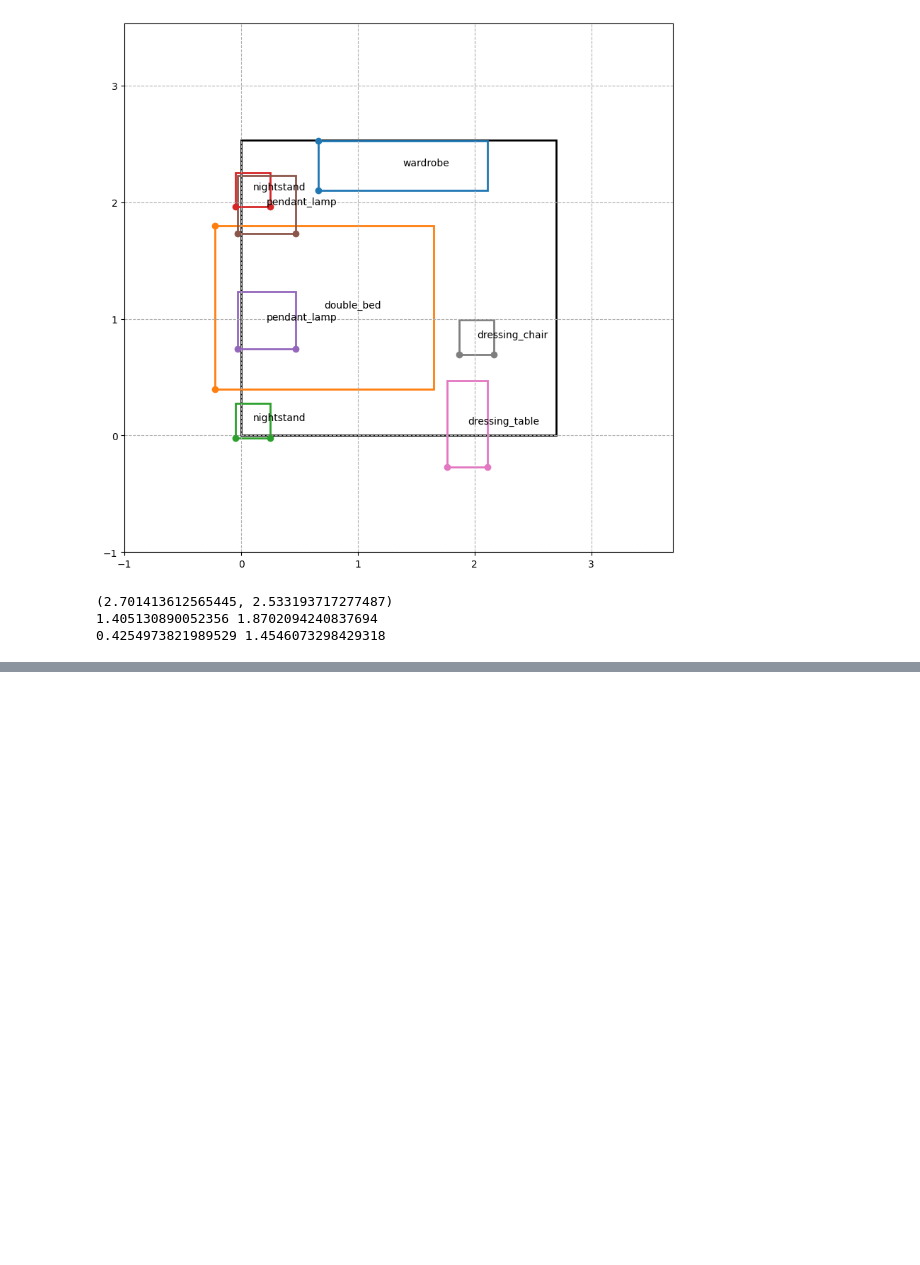
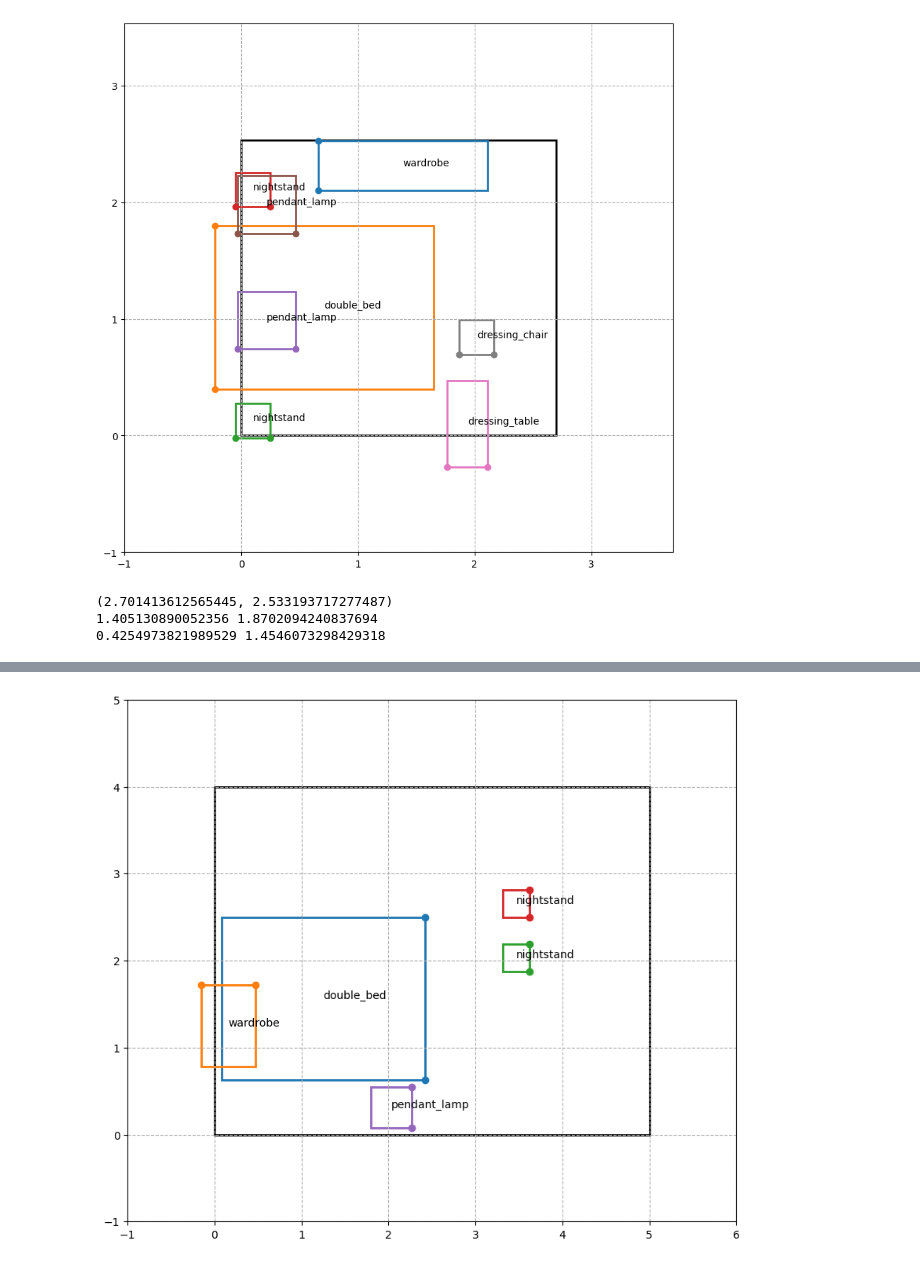
Before and after one commit to gabriellelittle1/MSc-Project, a Jupyter notebook: DSL/VisualizingLayoutGPT.ipynb, the cells around one changed output, grey strips where cells are left out. Saved outputs shown, nothing was run; the diff lists cells and outputs as text; code cells hidden in the pictures; blank space fills up the shorter version.

```diff
--- a/DSL/VisualizingLayoutGPT.ipynb
+++ b/DSL/VisualizingLayoutGPT.ipynb
@@ -48,0 +58,13 @@ print((2.56*num, 3.5*num))
+# %%
+## BEDROOM 2
+ppm = 64 # pixels per meter
+num = 100/64
+bedroom = Room(5, 4)
+bedroom.moving_objects += [Object("double_bed", 1.2*num, 1.5*num, position = (0.8*num, 1*num, 0.0+ np.pi/2))]
+bedroom.moving_objects += [Object("wardrobe", 0.4*num, 0.6*num, position = (0.1*num, 0.8*num, np.pi/2+ np.pi/2))]
+bedroom.moving_objects +=  [Object("nightstand", 0.2*num, 0.2*num, position = (2.22*num, 1.3*num, 0+ np.pi/2))]
+bedroom.moving_objects +=  [Object("nightstand", 0.2*num, 0.2*num, position = (2.22*num, 1.7*num, 0+ np.pi/2))]
+bedroom.moving_objects +=  [Object("pendant_lamp", 0.3*num, 0.3*num, position = (1.3*num, 0.2*num, 0+ np.pi/2))]
+bedroom.draw()
+# %% [output]
+[figure, added]
```
Also changed, not shown: parts of 9 cells of this notebook, 14 other files.
